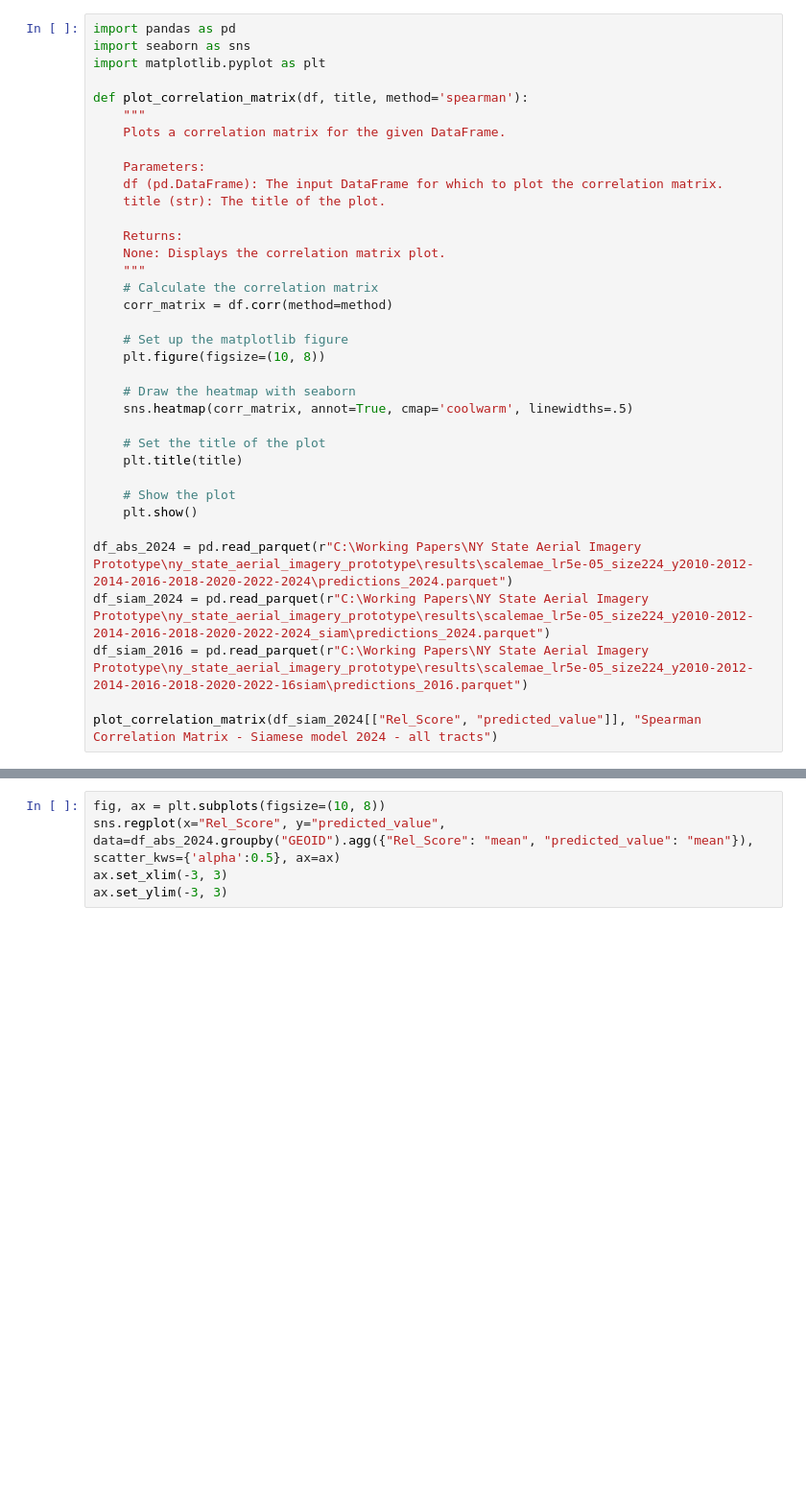
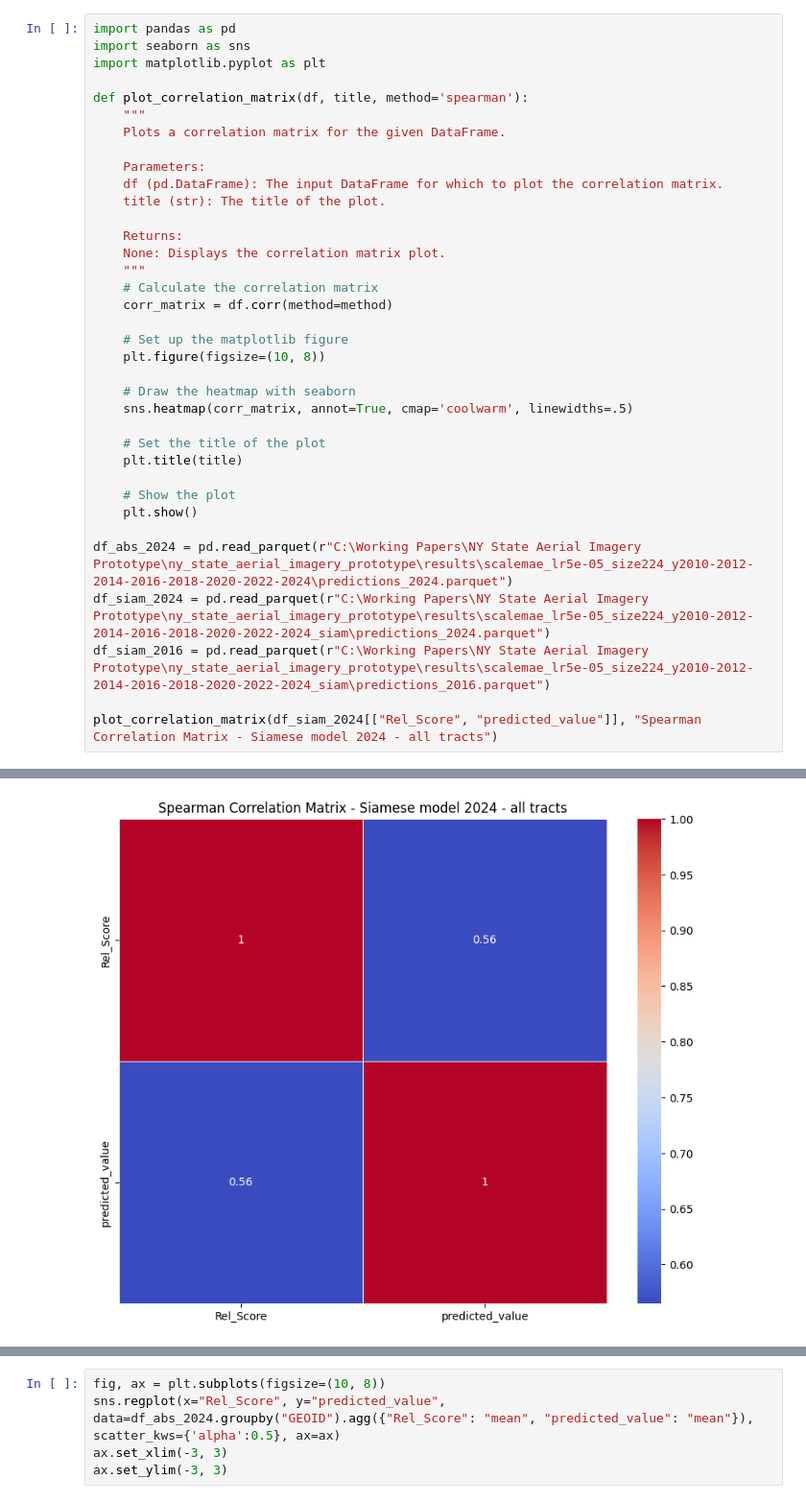
Before and after one commit to Queeno11/ny_state_aerial_imagery_prototype, a Jupyter notebook: notebooks/Evaluate Model performance.ipynb, the cells around one changed output, grey strips where cells are left out. Shown at 96% size. Cells and saved outputs as stored; diff of their text form; blank space fills up the shorter version.

```diff
--- a/notebooks/Evaluate Model performance.ipynb
+++ b/notebooks/Evaluate Model performance.ipynb
@@ -31,7 +31,7 @@ def plot_correlation_matrix(df, title, method='spearman'):
 
 df_abs_2024 = pd.read_parquet(r"C:\Working Papers\NY State Aerial Imagery Prototype\ny_state_aerial_imagery_prototype\results\scalemae_lr5e-05_size224_y2010-2012-2014-2016-2018-2020-2022-2024\predictions_2024.parquet")
 df_siam_2024 = pd.read_parquet(r"C:\Working Papers\NY State Aerial Imagery Prototype\ny_state_aerial_imagery_prototype\results\scalemae_lr5e-05_size224_y2010-2012-2014-2016-2018-2020-2022-2024_siam\predictions_2024.parquet")
-df_siam_2016 = pd.read_parquet(r"C:\Working Papers\NY State Aerial Imagery Prototype\ny_state_aerial_imagery_prototype\results\scalemae_lr5e-05_size224_y2010-2012-2014-2016-2018-2020-2022-16siam\predictions_2016.parquet")
+df_siam_2016 = pd.read_parquet(r"C:\Working Papers\NY State Aerial Imagery Prototype\ny_state_aerial_imagery_prototype\results\scalemae_lr5e-05_size224_y2010-2012-2014-2016-2018-2020-2022-2024_siam\predictions_2016.parquet")
 
 plot_correlation_matrix(df_siam_2024[["Rel_Score", "predicted_value"]], "Spearman Correlation Matrix - Siamese model 2024 - all tracts")
 # %% [output]
@@ -38,0 +38 @@ FileNotFoundError: [Errno 2] No such file or directory: 'C:\\Working Papers\\NY
+[figure, added]
```
Also changed, not shown: parts of 7 cells of this notebook.
